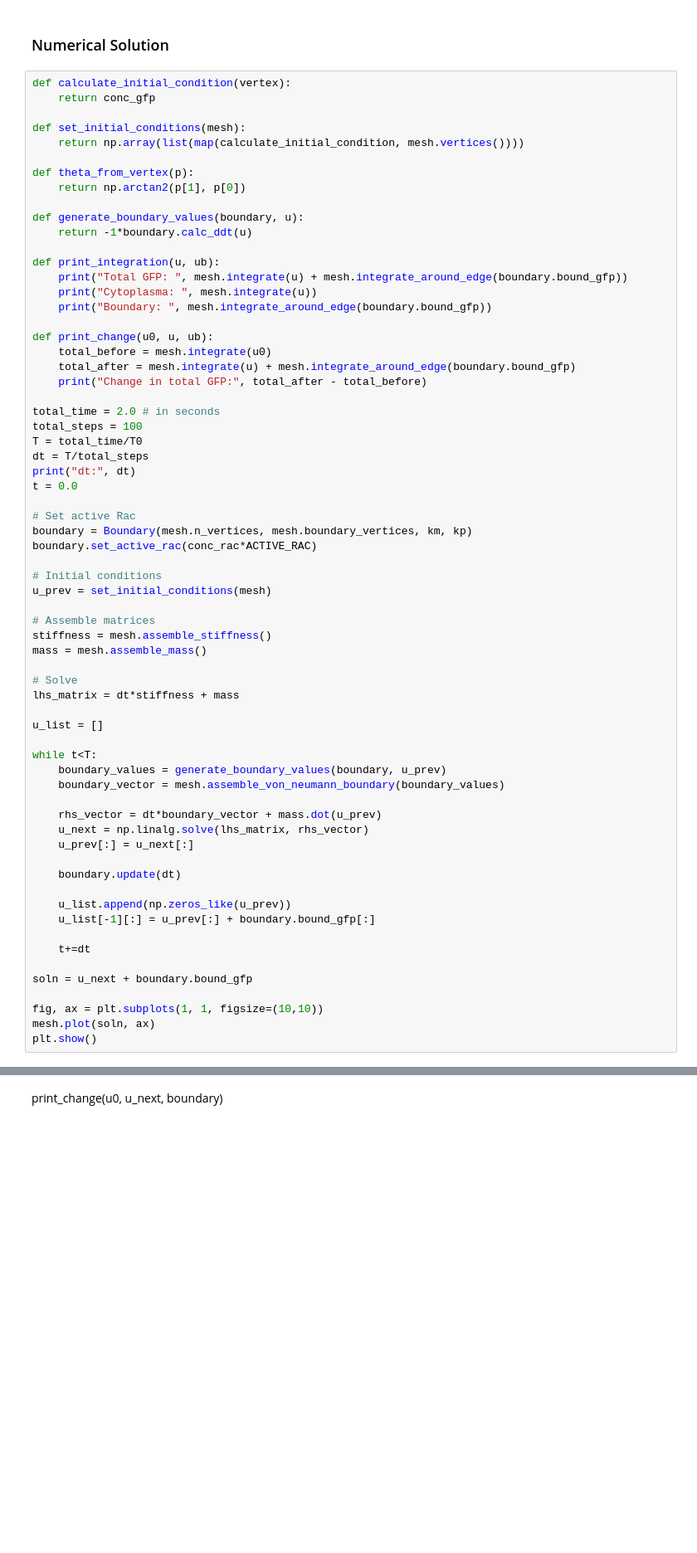
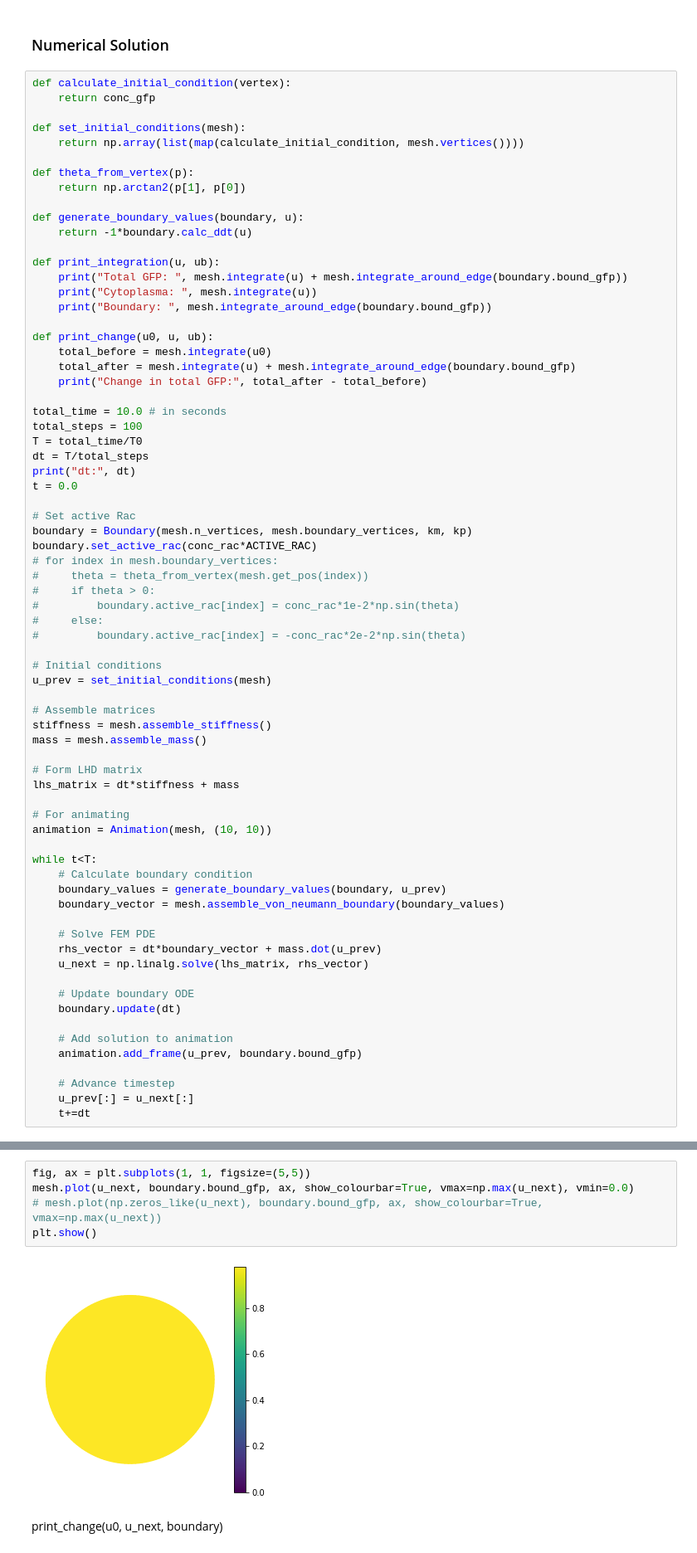
Before and after one commit to JamieJQuinn/gfp-simulator-9000, a Jupyter notebook: Kinetic Boundaries.ipynb, the cells around one changed output, grey strips where cells are left out. Shown: that part at 83% size. Drawn from its saved outputs; the diff is of its cells as text; blank space fills up the shorter version.

Commit message:
Added animation capabilities

```diff
--- a/Kinetic Boundaries.ipynb
+++ b/Kinetic Boundaries.ipynb
@@ -79,7 +84,7 @@ def print_change(u0, u, ub):
     total_after = mesh.integrate(u) + mesh.integrate_around_edge(boundary.bound_gfp)
     print("Change in total GFP:", total_after - total_before)
 
-total_time = 2.0 # in seconds
+total_time = 10.0 # in seconds
 total_steps = 100
 T = total_time/T0
 dt = T/total_steps
@@ -89,6 +94,12 @@ t = 0.0
 # Set active Rac
 boundary = Boundary(mesh.n_vertices, mesh.boundary_vertices, km, kp)
 boundary.set_active_rac(conc_rac*ACTIVE_RAC)
+# for index in mesh.boundary_vertices:
+#     theta = theta_from_vertex(mesh.get_pos(index))
+#     if theta > 0:
+#         boundary.active_rac[index] = conc_rac*1e-2*np.sin(theta)
+#     else:
+#         boundary.active_rac[index] = -conc_rac*2e-2*np.sin(theta)
 
 # Initial conditions
 u_prev = set_initial_conditions(mesh)
@@ -97,29 +108,28 @@ u_prev = set_initial_conditions(mesh)
 stiffness = mesh.assemble_stiffness()
 mass = mesh.assemble_mass()
 
-# Solve
+# Form LHD matrix
 lhs_matrix = dt*stiffness + mass
 
-u_list = []
+# For animating
+animation = Animation(mesh, (10, 10))
 
 while t<T:
+    # Calculate boundary condition
     boundary_values = generate_boundary_values(boundary, u_prev)
     boundary_vector = mesh.assemble_von_neumann_boundary(boundary_values)
 
+    # Solve FEM PDE
     rhs_vector = dt*boundary_vector + mass.dot(u_prev)
     u_next = np.linalg.solve(lhs_matrix, rhs_vector)
-    u_prev[:] = u_next[:]
 
+    # Update boundary ODE
     boundary.update(dt)
 
-    u_list.append(np.zeros_like(u_prev))
-    u_list[-1][:] = u_prev[:] + boundary.bound_gfp[:]
+    # Add solution to animation
+    animation.add_frame(u_prev, boundary.bound_gfp)
 
+    # Advance timestep
+    u_prev[:] = u_next[:]
     t+=dt
-
-soln = u_next + boundary.bound_gfp
-
-fig, ax = plt.subplots(1, 1, figsize=(10,10))
-mesh.plot(soln, ax)
-plt.show()
 # %% [output]
@@ -128,2 +137,9 @@ dt: 0.005999999999999998
+# %%
+fig, ax = plt.subplots(1, 1, figsize=(5,5))
+mesh.plot(u_next, boundary.bound_gfp, ax, show_colourbar=True, vmax=np.max(u_next), vmin=0.0)
+# mesh.plot(np.zeros_like(u_next), boundary.bound_gfp, ax, show_colourbar=True, vmax=np.max(u_next))
+plt.show()
+# %% [output]
+[figure, added]
 # %% [markdown]
 print_change(u0, u_next, boundary)
```
Also changed, not shown: parts of 7 cells of this notebook, 2 other files.
